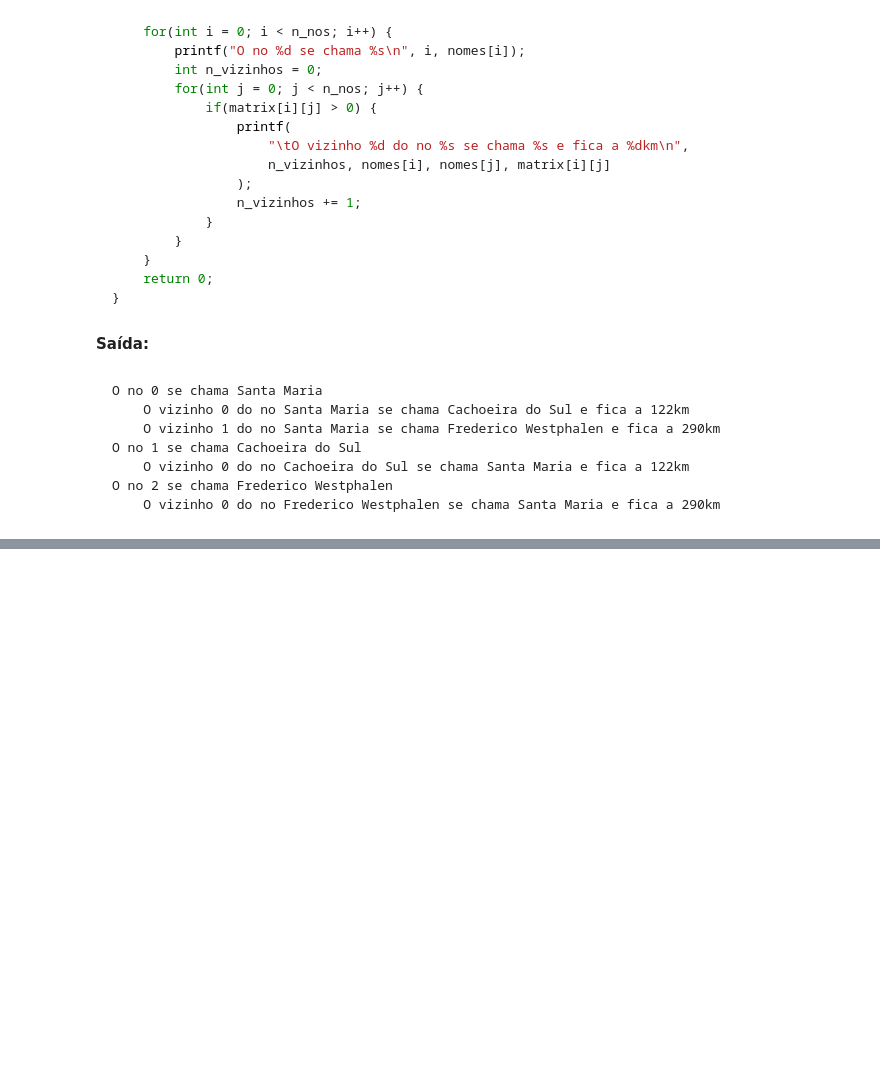
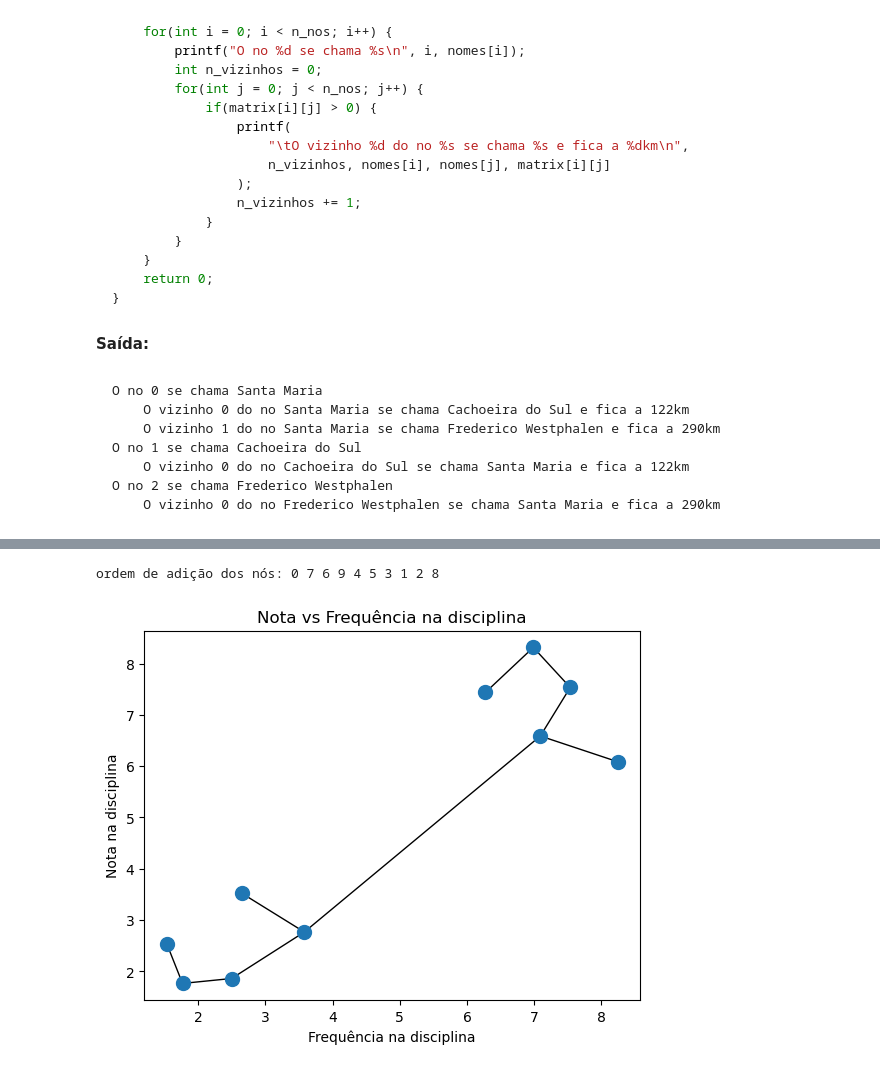
Before and after one commit to Concursos-Henry/graphs, a Jupyter notebook: aula.ipynb, the cells around one changed output, grey strips where cells are left out. Saved outputs shown, nothing was run; the diff lists cells and outputs as text; code cells hidden in the pictures; blank space fills up the shorter version.

```diff
--- a/aula.ipynb
+++ b/aula.ipynb
@@ -247,0 +295,9 @@ O no 2 se chama Frederico Westphalen
+# %%
+import pandas as pd
+from IPython.display import display
+
+def distance(x1, x2):
+    """Distância euclidiana"""
+    return ((x1[0] - x2[0])**2 + (x1[1] - x2[1])**2)**(1./2.)
+
+dists = np.array([[distance(x1, x2) for x2 in X] for x1 in X])
@@ -247,0 +318,3 @@ O no 2 se chama Frederico Westphalen
+# %%
+dists[np.where(dists == 0)] = np.inf
+display(pd.DataFrame(dists))
@@ -247,0 +347,36 @@ O no 2 se chama Frederico Westphalen
+# %%
+def find_mst(dists, added, not_added):
+    G = nx.Graph()
+
+    while len(not_added) > 0:
+        # considera apenas um subconjunto da matriz de distâncias
+        # entre vértices da MST e vértices de fora dela
+        pivot, cand, cost = cheapest(dists, added, not_added)
+
+        G.add_edge(pivot, cand, weight=cost)
+
+        print(f'{cand}', end=' ')
+        added  = added.union({cand})
+        not_added -= {cand}
+
+    return G
+# %%
+added = set([0])
+not_added = {i for i in range(1, 10)}
+print('ordem de adição dos nós: 0', end=' ')
+G = find_mst(dists, added, not_added)
+# %% [output]
+ordem de adição dos nós: 0 7 6 9 4 5 3 1 2 8
+# %%
+fig, ax = plot_graph()
+
+edges = G.edges()
+for i1, i2 in edges:
+    ax.plot(
+        (X[i1, 0], X[i2, 0]),
+        (X[i1, 1], X[i2, 1]),
+        color='black', linewidth=1., zorder=0
+    )
+plt.show()
+# %% [output]
+[figure, added]
```
Also changed, not shown: parts of 25 cells of this notebook, 4 other files.
